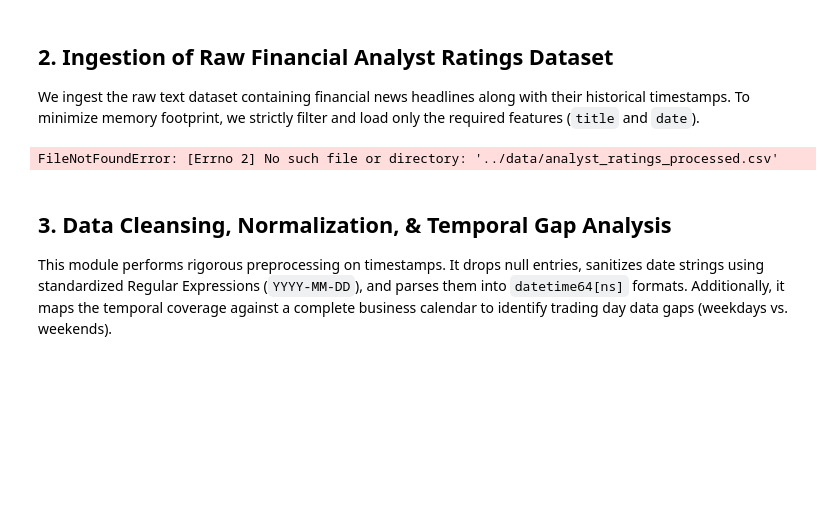
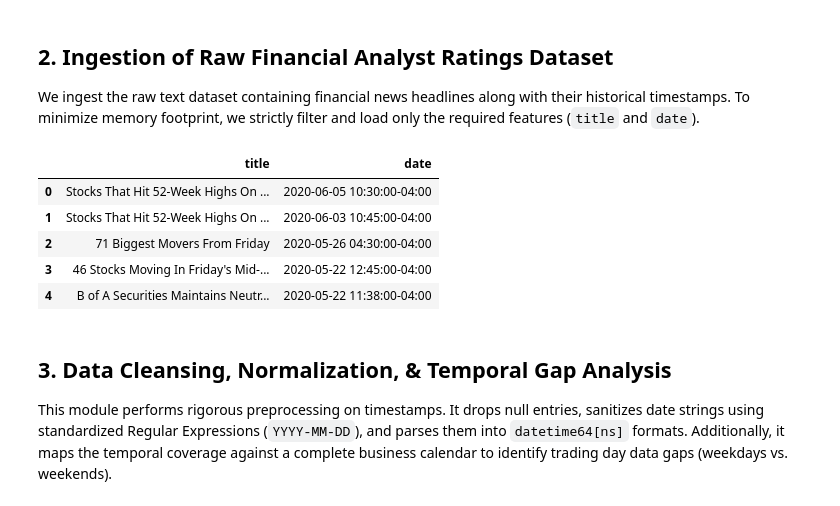
Before and after one commit to fragompul/dream_tfm, a Jupyter notebook: notebooks/agent_mockdata_generation.ipynb, the cells around one changed output. Drawn from its saved outputs; the diff is of its cells as text; code cells hidden in the pictures; blank space fills up the shorter version.

```diff
--- a/notebooks/agent_mockdata_generation.ipynb
+++ b/notebooks/agent_mockdata_generation.ipynb
@@ -19,13 +19,18 @@ gc.collect()
 We ingest the raw text dataset containing financial news headlines along with their historical timestamps. To minimize memory footprint, we strictly filter and load only the required features (`title` and `date`).
 # %%
 # Load only relevant columns from the processed analyst ratings dataset
-raw_data_path = "../data/analyst_ratings_processed.csv"
+raw_data_path = "../data/raw/analyst_ratings_processed.csv"
 headlines_df = pd.read_csv(raw_data_path, usecols=["title", "date"])
 
 # Preview structural layout of raw text data
 headlines_df.head()
 # %% [output]
-FileNotFoundError: [Errno 2] No such file or directory: '../data/analyst_ratings_processed.csv'
+|  | title | date |
+| 0 | Stocks That Hit 52-Week Highs On ... | 2020-06-05 10:30:00-04:00 |
+| 1 | Stocks That Hit 52-Week Highs On ... | 2020-06-03 10:45:00-04:00 |
+| 2 | 71 Biggest Movers From Friday | 2020-05-26 04:30:00-04:00 |
+| 3 | 46 Stocks Moving In Friday's Mid-... | 2020-05-22 12:45:00-04:00 |
+| 4 | B of A Securities Maintains Neutr... | 2020-05-22 11:38:00-04:00 |
 # %% [markdown]
 ## 3. Data Cleansing, Normalization, & Temporal Gap Analysis
 This module performs rigorous preprocessing on timestamps. It drops null entries, sanitizes date strings using standardized Regular Expressions (`YYYY-MM-DD`), and parses them into `datetime64[ns]` formats. Additionally, it maps the temporal coverage against a complete business calendar to identify trading day data gaps (weekdays vs. weekends).
```
Also changed, not shown: parts of 3 cells of this notebook, 3 other files.
